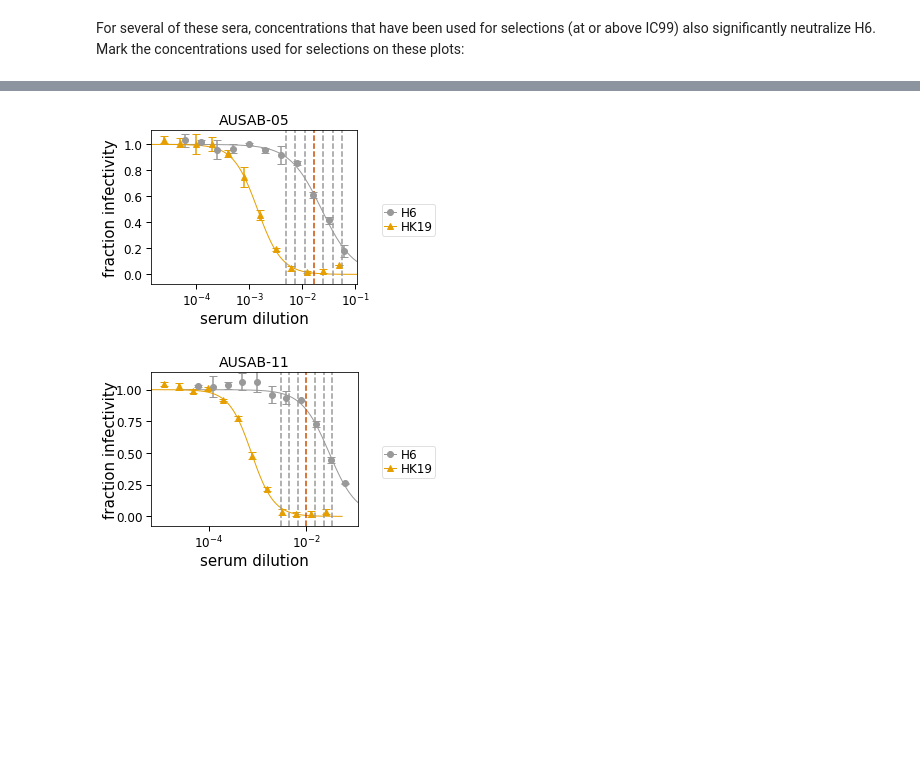
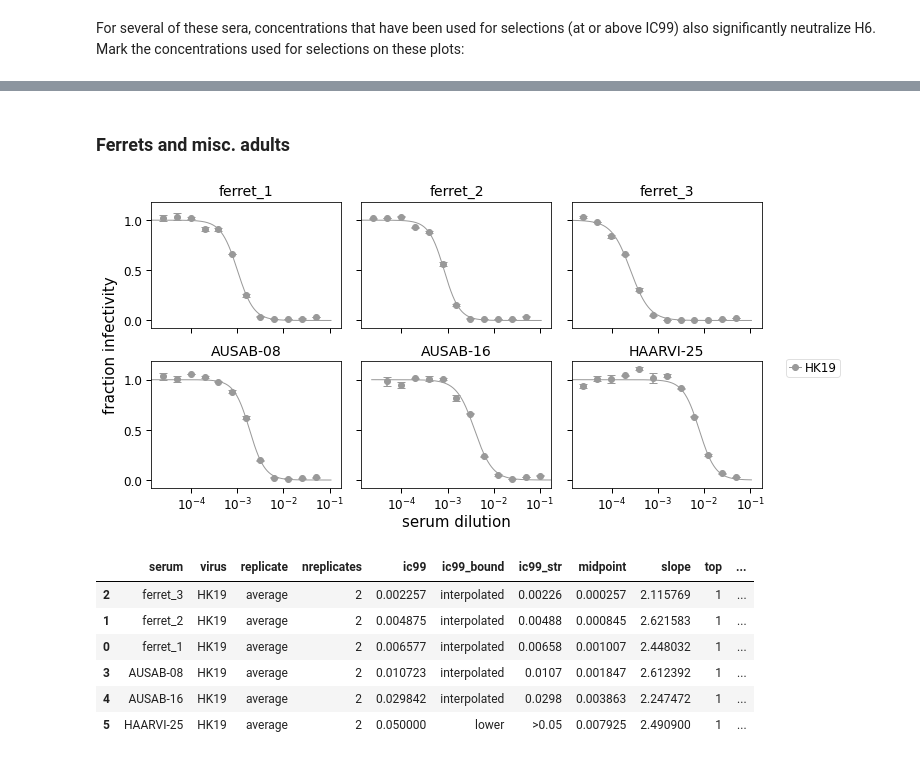
Before and after one commit to dms-vep/flu_h3_hk19_dms, a Jupyter notebook: experiments/neut_assays/serum_neut_curves.ipynb, the cells around one changed output, grey strips where cells are left out. Saved outputs shown, nothing was run; the diff lists cells and outputs as text; code cells hidden in the pictures; blank space fills up the shorter version.

```diff
--- a/experiments/neut_assays/serum_neut_curves.ipynb
+++ b/experiments/neut_assays/serum_neut_curves.ipynb
@@ -84,50 +61,26 @@ plt.savefig('figures/final_sera_neuts_ic99-marked.pdf', bbox_inches = bbox)
-# %%
-ausab05 = neut_data_tidy.loc[neut_data_tidy['serum'] == 'AUSAB-05']
-
-fits = neutcurve.CurveFits(ausab05)
-
-fig, axes = fits.plotSera(ncol=1,
-                          xlabel='serum dilution',
-                          vlines={
-                              'AUSAB-05': [{'x': 0.0049, 'color':'#999999'},
-                                           {'x': 0.0074, 'color':'#999999'},
-                                           {'x': 0.0111, 'color':'#999999'},
-                                           {'x': 0.0166, 'color':'#CC4C02'},
-                                           {'x': 0.0249, 'color':'#999999'},
-                                           {'x': 0.0373, 'color':'#999999'},
-                                           {'x': 0.0560, 'color':'#999999'},
-                                          ],
-
-                          }
-                         )
-
-bbox = matplotlib.transforms.Bbox([[0, 0], [5.5, 3.3]])
-
-plt.savefig('figures/230108_ser05_sele_conc.pdf', bbox_inches = bbox)
-# %% [output]
-[figure, removed]
-# %%
-ausab11 = neut_data_tidy.loc[neut_data_tidy['serum'] == 'AUSAB-11']
-
-fits = neutcurve.CurveFits(ausab11)
-
-fig, axes = fits.plotSera(ncol=1,
-                          xlabel='serum dilution',
-                          vlines={
-                              'AUSAB-11': [{'x': 0.0030, 'color':'#999999'},
-                                           {'x': 0.0045, 'color':'#999999'},
-                                           {'x': 0.0067, 'color':'#999999'},
-                                           {'x': 0.0100, 'color':'#CC4C02'},
-                                           {'x': 0.0150, 'color':'#999999'},
-                                           {'x': 0.0225, 'color':'#999999'},
-                                           {'x': 0.0338, 'color':'#999999'},
-                                          ],
-
-                          }
-                         )
-
-bbox = matplotlib.transforms.Bbox([[0, 0], [5.5, 3.3]])
-
-plt.savefig('figures/230108_ser11_sele_conc.pdf', bbox_inches = bbox)
-# %% [output]
-[figure, removed]
+# %% [markdown]
+### Ferrets and misc. adults
+# %%
+data = pd.read_csv('neut_data/230517_ferrets_misc-adults_tidy.csv')
+fits = neutcurve.CurveFits(data)
+# %%
+fig, axes = fits.plotSera(ncol=3,
+                          xlabel='serum dilution',
+                          sharex = True
+                         )
+
+bbox = matplotlib.transforms.Bbox([[0, 0], [11, 6]])
+plt.savefig('figures/230517_ferrets_misc-adults.pdf', bbox_inches=bbox)
+# %% [output]
+[figure, added]
+# %%
+serum_ic99 = fits.fitParams(ics=[99])
+serum_ic99.sort_values('ic99')
+# %% [output]
+|  | serum | virus | replicate | nreplicates | ic99 | ic99_bound | ic99_str | midpoint | slope | top | ... |
+| 2 | ferret_3 | HK19 | average | 2 | 0.002257 | interpolated | 0.00226 | 0.000257 | 2.115769 | 1 | ... |
+| 1 | ferret_2 | HK19 | average | 2 | 0.004875 | interpolated | 0.00488 | 0.000845 | 2.621583 | 1 | ... |
+| 0 | ferret_1 | HK19 | average | 2 | 0.006577 | interpolated | 0.00658 | 0.001007 | 2.448032 | 1 | ... |
+| 3 | AUSAB-08 | HK19 | average | 2 | 0.010723 | interpolated | 0.0107 | 0.001847 | 2.612392 | 1 | ... |
+| 4 | AUSAB-16 | HK19 | average | 2 | 0.029842 | interpolated | 0.0298 | 0.003863 | 2.247472 | 1 | ... |
+| 5 | HAARVI-25 | HK19 | average | 2 | 0.050000 | lower | >0.05 | 0.007925 | 2.490900 | 1 | ... |
```
Also changed, not shown: parts of 11 cells of this notebook, 4 other files.
